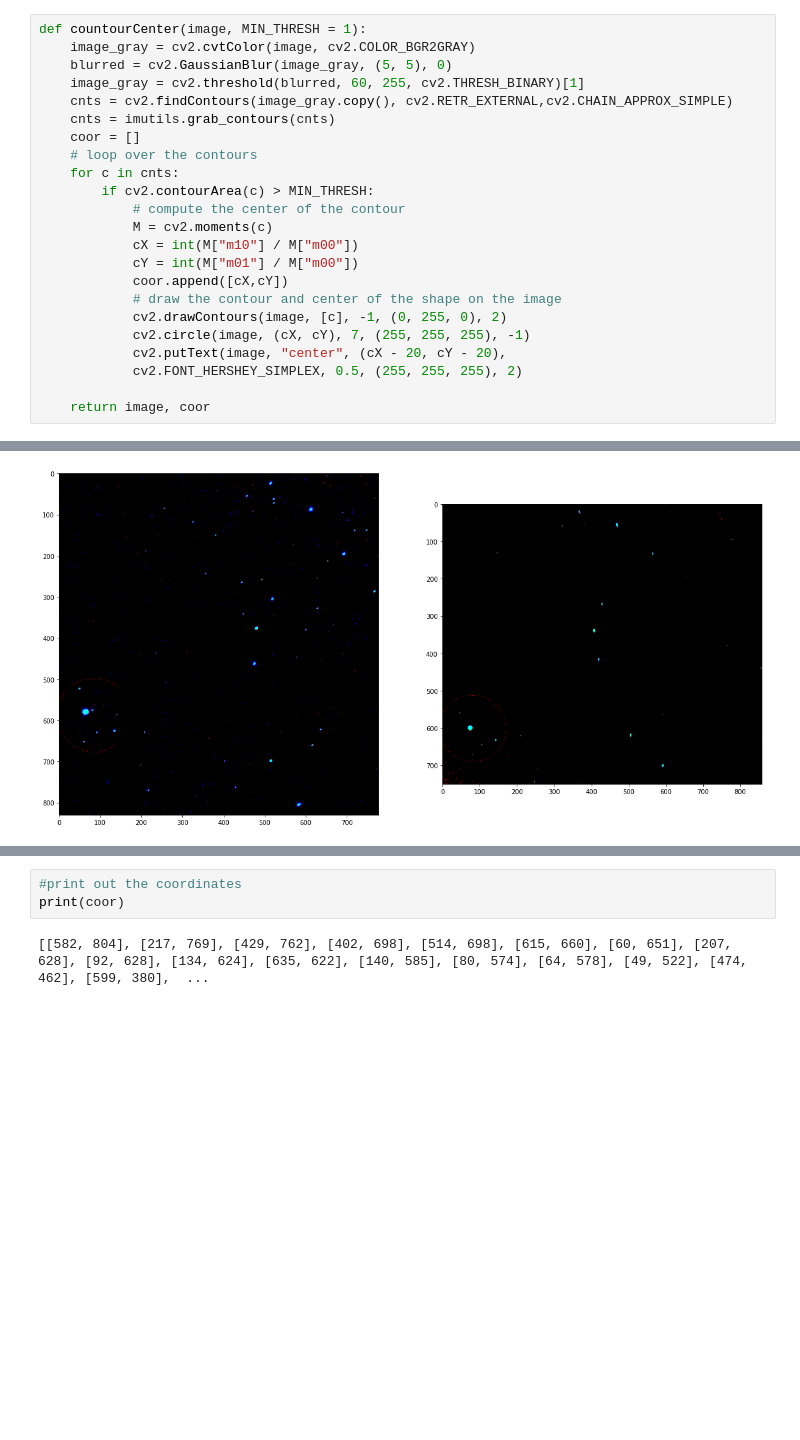
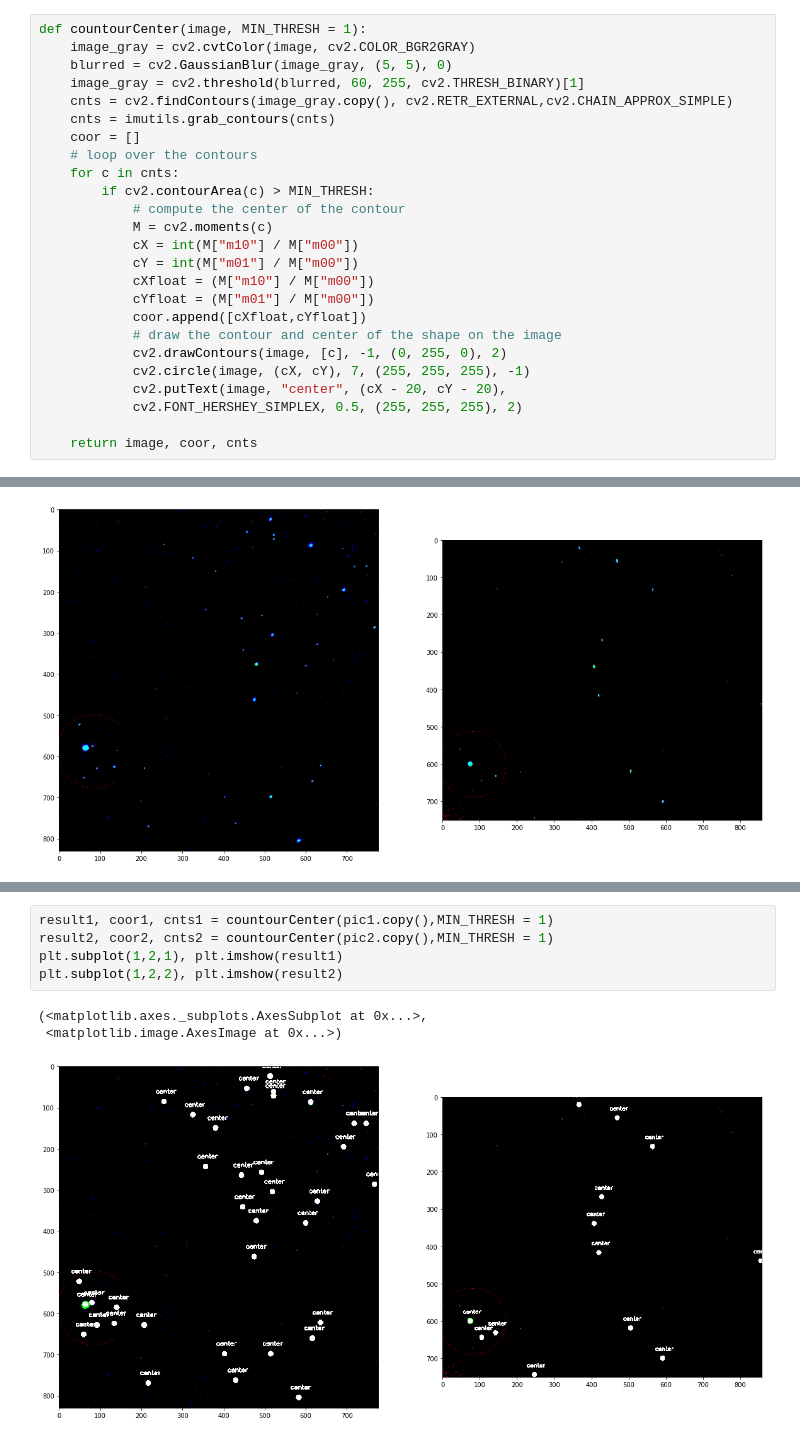
Before and after one commit to JeffTheHacker/Solar-sail-localization, a Jupyter notebook: codebase/StarRecognition.ipynb, the cells around one changed output, grey strips where cells are left out. Saved outputs shown, nothing was run; the diff lists cells and outputs as text; blank space fills up the shorter version.

```diff
--- a/codebase/StarRecognition.ipynb
+++ b/codebase/StarRecognition.ipynb
@@ -24,11 +24,13 @@ def countourCenter(image, MIN_THRESH = 1):
             M = cv2.moments(c)
             cX = int(M["m10"] / M["m00"])
             cY = int(M["m01"] / M["m00"])
-            coor.append([cX,cY])
+            cXfloat = (M["m10"] / M["m00"])
+            cYfloat = (M["m01"] / M["m00"])
+            coor.append([cXfloat,cYfloat])
             # draw the contour and center of the shape on the image
             cv2.drawContours(image, [c], -1, (0, 255, 0), 2)
             cv2.circle(image, (cX, cY), 7, (255, 255, 255), -1)
             cv2.putText(image, "center", (cX - 20, cY - 20),
             cv2.FONT_HERSHEY_SIMPLEX, 0.5, (255, 255, 255), 2)
 
-    return image, coor
+    return image, coor, cnts
@@ -197,5 +67,9 @@ plt.imshow(result)
-# %%
-#print out the coordinates
-print(coor)
-# %% [output]
-[[582, 804], [217, 769], [429, 762], [402, 698], [514, 698], [615, 660], [60, 651], [207, 628], [92, 628], [134, 624], [635, 622], [140, 585], [80, 574], [64, 578], [49, 522], [474, 462], [599, 380],  ...
+# %%
+result1, coor1, cnts1 = countourCenter(pic1.copy(),MIN_THRESH = 1)
+result2, coor2, cnts2 = countourCenter(pic2.copy(),MIN_THRESH = 1)
+plt.subplot(1,2,1), plt.imshow(result1)
+plt.subplot(1,2,2), plt.imshow(result2)
+# %% [output]
+(<matplotlib.axes._subplots.AxesSubplot at 0x...>,
+ <matplotlib.image.AxesImage at 0x...>)
+[figure, added]
```
Also changed, not shown: parts of 21 cells of this notebook.
